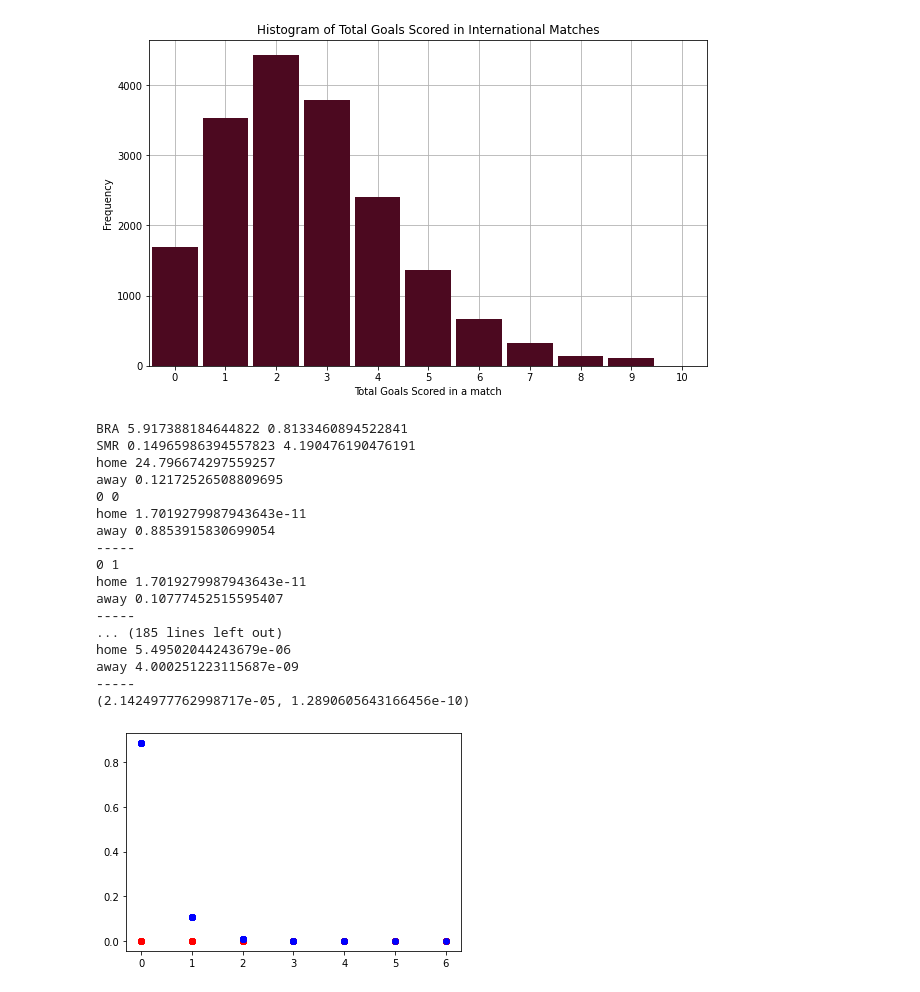
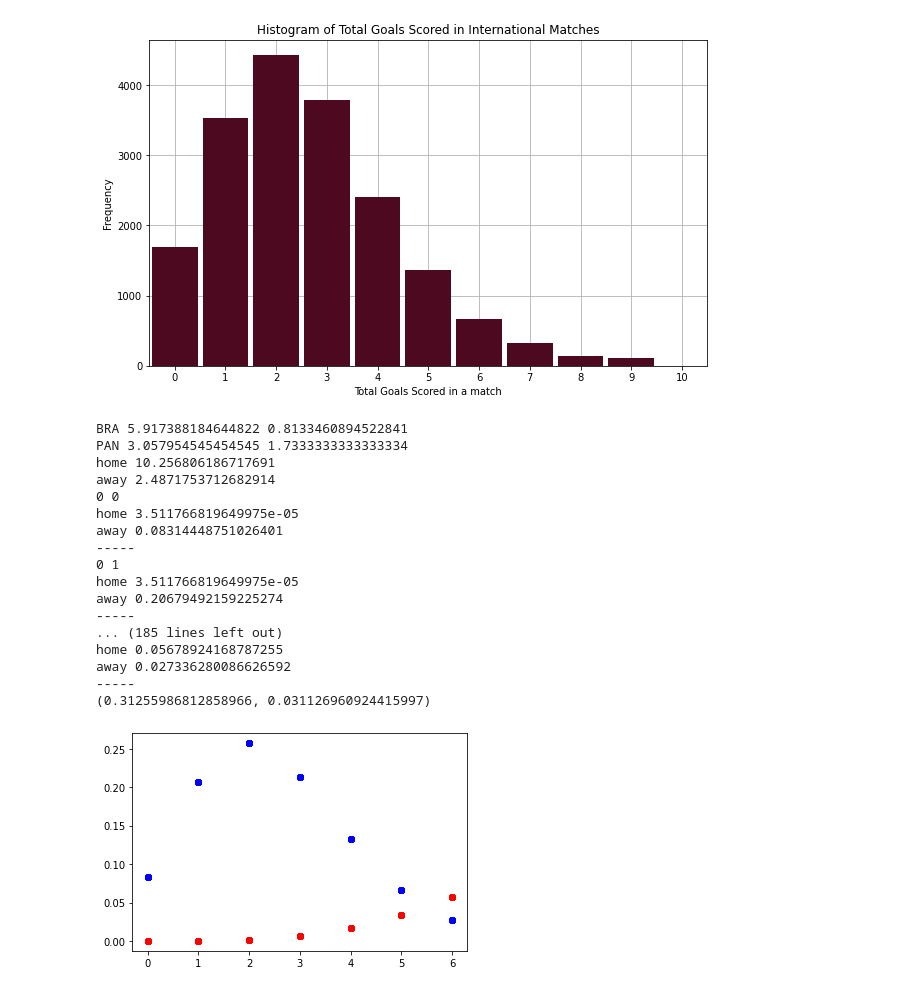
Before and after one commit to s-alad/World-Cup-Prediction-Model, a Jupyter notebook: project/model.ipynb, the cells around one changed output. Saved outputs shown, nothing was run; the diff lists cells and outputs as text; code cells hidden in the pictures.

```diff
--- a/project/model.ipynb
+++ b/project/model.ipynb
@@ -192,18 +185,18 @@ See the caveats in the documentation: https://pandas.pydata.org/pandas-docs/stab
 
 def predict_points(home, away):
     if home in team_goal_ratio.index and away in team_goal_ratio.index:
-        print(home, team_goal_ratio.at[home,'GoalsScored'], team_goal_ratio.at[home,'GoalsConceded'])
-        print(away, team_goal_ratio.at[away,'GoalsScored'], team_goal_ratio.at[away,'GoalsConceded'])
+        """ print(home, team_goal_ratio.at[home,'GoalsScored'], team_goal_ratio.at[home,'GoalsConceded'])
+        print(away, team_goal_ratio.at[away,'GoalsScored'], team_goal_ratio.at[away,'GoalsConceded']) """
         lamb_home = team_goal_ratio.at[home,'GoalsScored'] * team_goal_ratio.at[away,'GoalsConceded']
         lamb_away = team_goal_ratio.at[away,'GoalsScored'] * team_goal_ratio.at[home,'GoalsConceded']
-        print('home', lamb_home)
-        print('away', lamb_away)
+        """ print('home', lamb_home)
+        print('away', lamb_away) """
         prob_home, prob_away, prob_draw = 0, 0, 0
         for x in range(0,7):
             for y in range(0, 7):
-                print(x,y)
+                """ print(x,y)
                 print('home', poisson.pmf(x, lamb_home))
-                print('away', poisson.pmf(y, lamb_away))
+                print('away', poisson.pmf(y, lamb_away)) """
                 #save plot of poisson distribution to image file
                 home_plot = poisson.pmf(x, lamb_home)
                 away_plot = poisson.pmf(y, lamb_away)
@@ -222,44 +215,44 @@ def predict_points(home, away):
                     if is_home_min:
                         if random_draw < min_of_two:
                             prob_home += p / 2 * rd.uniform(.5, 1.5)
                         else:
                             prob_away += p / 2 * rd.uniform(.5, 1.5)
                     else:
                         if random_draw < min_of_two:
                             prob_away += p / 2 * rd.uniform(.5, 1.5)
                         else:
                             prob_home += p / 2 * rd.uniform(.5, 1.5)
                     prob_draw += p
                 elif x > y:
                     prob_home += p
                 else:
                    prob_away += p
 
         points_home = 3 * prob_home + prob_draw
         points_away = 3 * prob_away + prob_draw
         return (points_home, points_away)
     else:
         return (0, 0)
 print(predict_points('BRA', 'PAN'))
 # %% [output]
 BRA 5.917388184644822 0.8133460894522841
-SMR 0.14965986394557823 4.190476190476191
-home 24.796674297559257
-away 0.12172526508809695
+PAN 3.057954545454545 1.7333333333333334
+home 10.256806186717691
+away 2.4871753712682914
 0 0
-home 1.7019279987943643e-11
-away 0.8853915830699054
+home 3.511766819649975e-05
+away 0.08314448751026401
 -----
 0 1
-home 1.7019279987943643e-11
-away 0.10777452515595407
+home 3.511766819649975e-05
+away 0.20679492159225274
 -----
 ... (185 lines left out)
-home 5.49502044243679e-06
-away 4.000251223115687e-09
+home 0.05678924168787255
+away 0.027336280086626592
 -----
-(2.1424977762998717e-05, 1.2890605643166456e-10)
+(0.31255986812858966, 0.031126960924415997)
-[figure, old version]
+[figure, new version]
 # %%
 fixtures = pd.read_csv('./fixtures/fifa_worldcup_fixtures.csv')
 fixtures = fixtures.iloc[0:]
```
Also changed, not shown: parts of 6 cells of this notebook, 3 other files.
